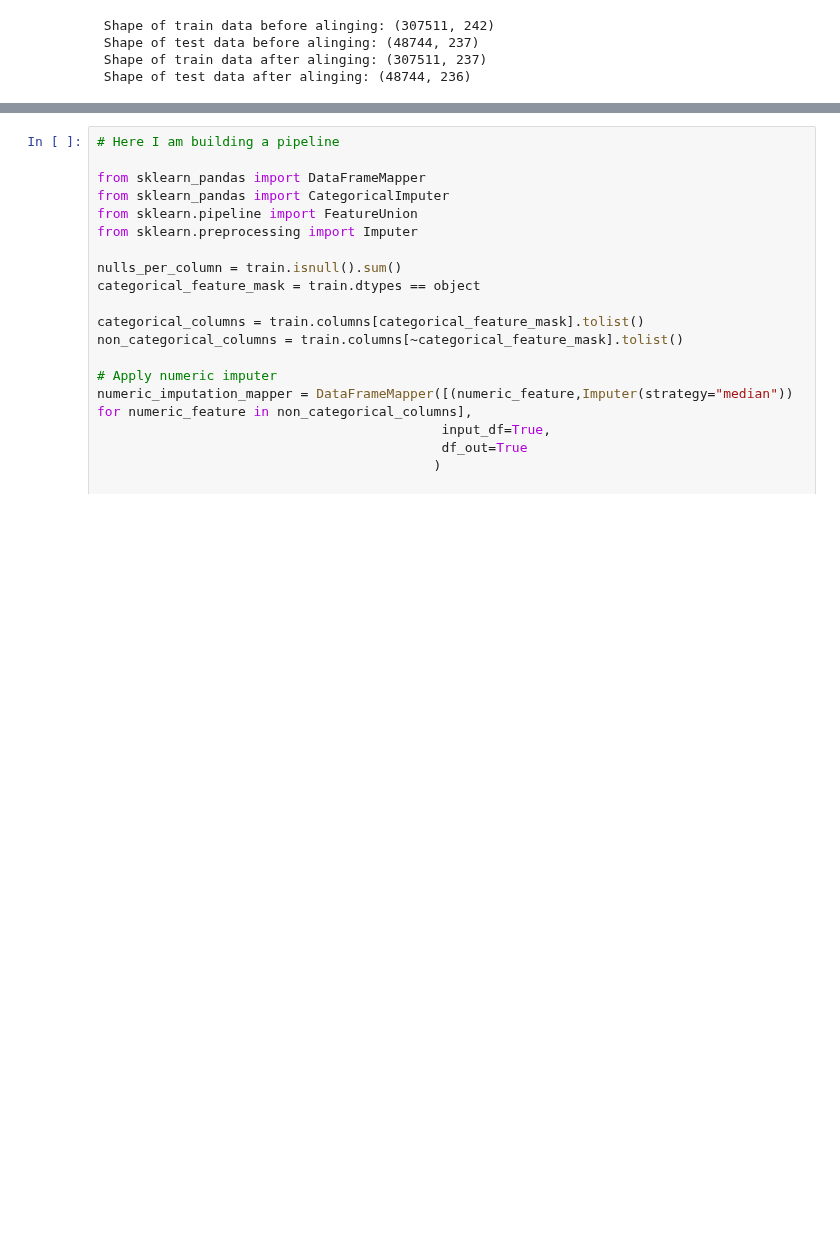
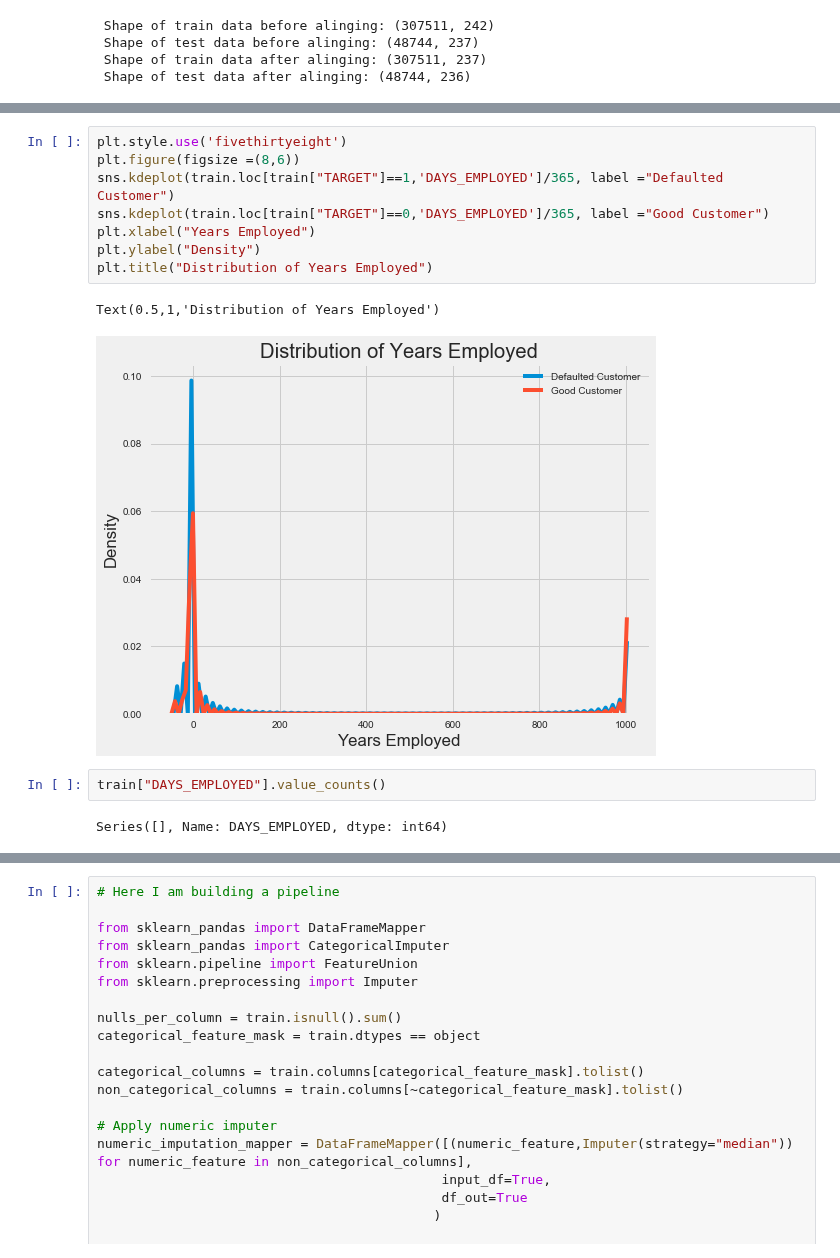
Before and after one commit to zahid1202/Credit_Default_Risk, a Jupyter notebook: CreditCardFraud.ipynb, the cells around one changed output, grey strips where cells are left out. Cells and saved outputs as stored; diff of their text form; blank space fills up the shorter version.

```diff
--- a/CreditCardFraud.ipynb
+++ b/CreditCardFraud.ipynb
@@ -317,0 +329,15 @@ train, test = align(train, test)
+# %%
+plt.style.use('fivethirtyeight')
+plt.figure(figsize =(8,6))
+sns.kdeplot(train.loc[train["TARGET"]==1,'DAYS_EMPLOYED']/365, label ="Defaulted Customer")
+sns.kdeplot(train.loc[train["TARGET"]==0,'DAYS_EMPLOYED']/365, label ="Good Customer")
+plt.xlabel("Years Employed")
+plt.ylabel("Density")
+plt.title("Distribution of Years Employed")
+# %% [output]
+Text(0.5,1,'Distribution of Years Employed')
+[figure, added]
+# %%
+train["DAYS_EMPLOYED"].value_counts()
+# %% [output]
+Series([], Name: DAYS_EMPLOYED, dtype: int64)
```
Also changed, not shown: parts of 14 cells of this notebook.
